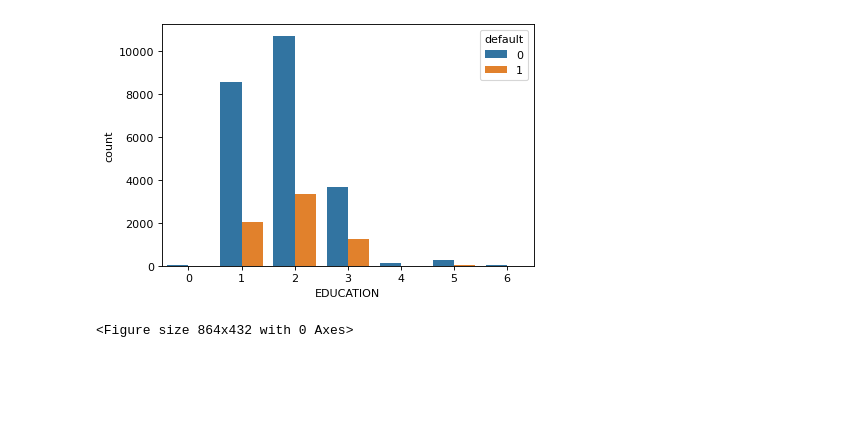
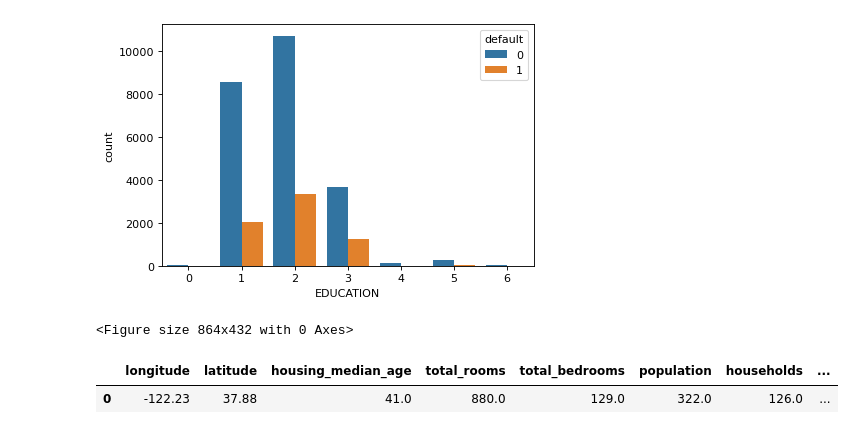
Before and after one commit to umaretiya/MLops_classifcation, a Jupyter notebook: notebooks/Project Credit-default prediction 01.ipynb, the cells around one changed output. Cells and saved outputs as stored; diff of their text form; code cells hidden in the pictures; blank space fills up the shorter version.

```diff
--- a/notebooks/Project Credit-default prediction 01.ipynb
+++ b/notebooks/Project Credit-default prediction 01.ipynb
@@ -169,3 +169,18 @@ sns.countplot(x="total_amount_pay",hue='default',data=df1)
 plt.show()
 # %%
 # "total_amount_bill" "avg_amount_pay" "total_amount_pay"
+# %%
+import opendatasets as od
+import os
+dataset_url ="https://www.kaggle.com/code/muskanbhasin/credit-card-default-prediction"
+jsno_file = "D:\iNeuron\internship_projects"
+# js = os.path.join(jsno_file,"kaggle.json")
+params = {"username":"keshavumaretiya","key":"f9f56ba3bdbe907028e7e6698ea3decb"}
+dfx = pd.read_csv("housing.csv")
+dfx.head(1)
+dfx['median_income'].value_counts()
+dfx.shape
+df.head(1)
+# %% [output]
+|  | longitude | latitude | housing_median_age | total_rooms | total_bedrooms | population | households | ... |
+| 0 | -122.23 | 37.88 | 41.0 | 880.0 | 129.0 | 322.0 | 126.0 | ... |
```
Also changed, not shown: parts of 31 cells of this notebook, 18 other files.
